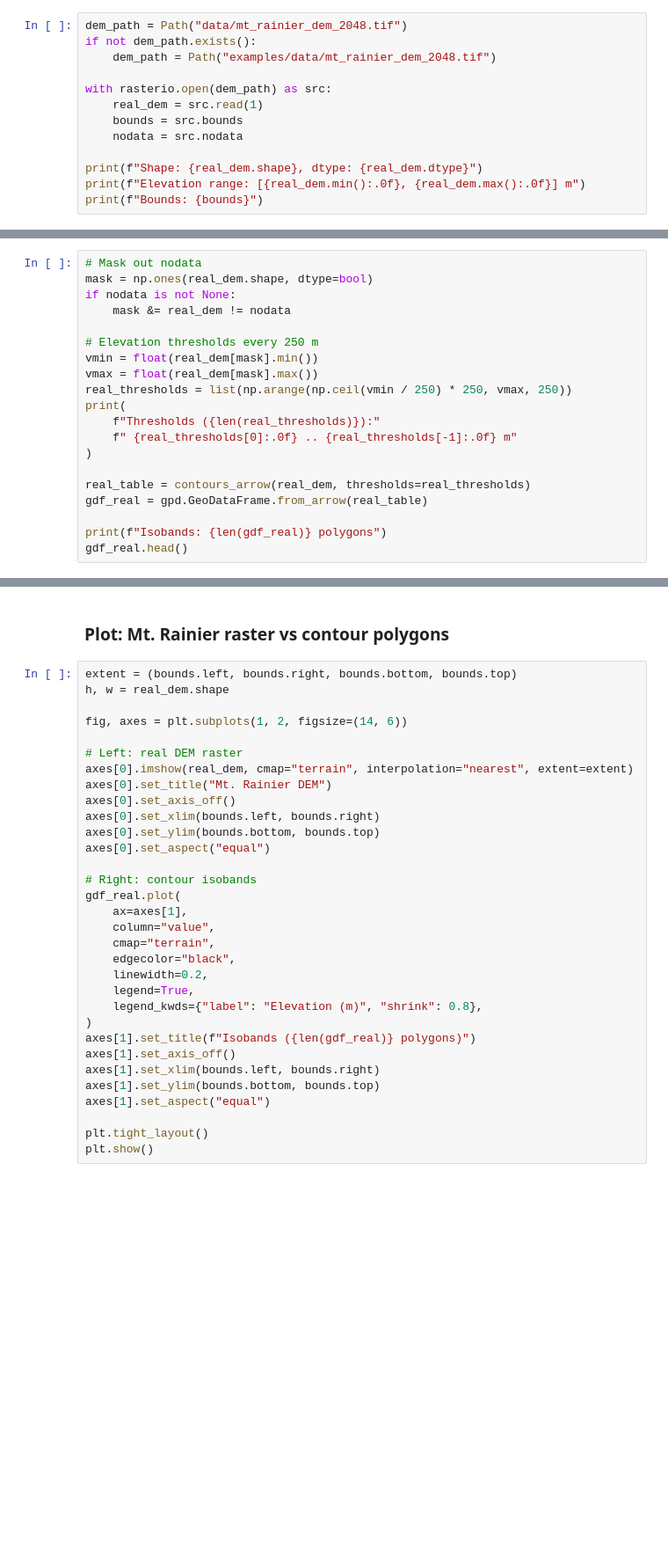
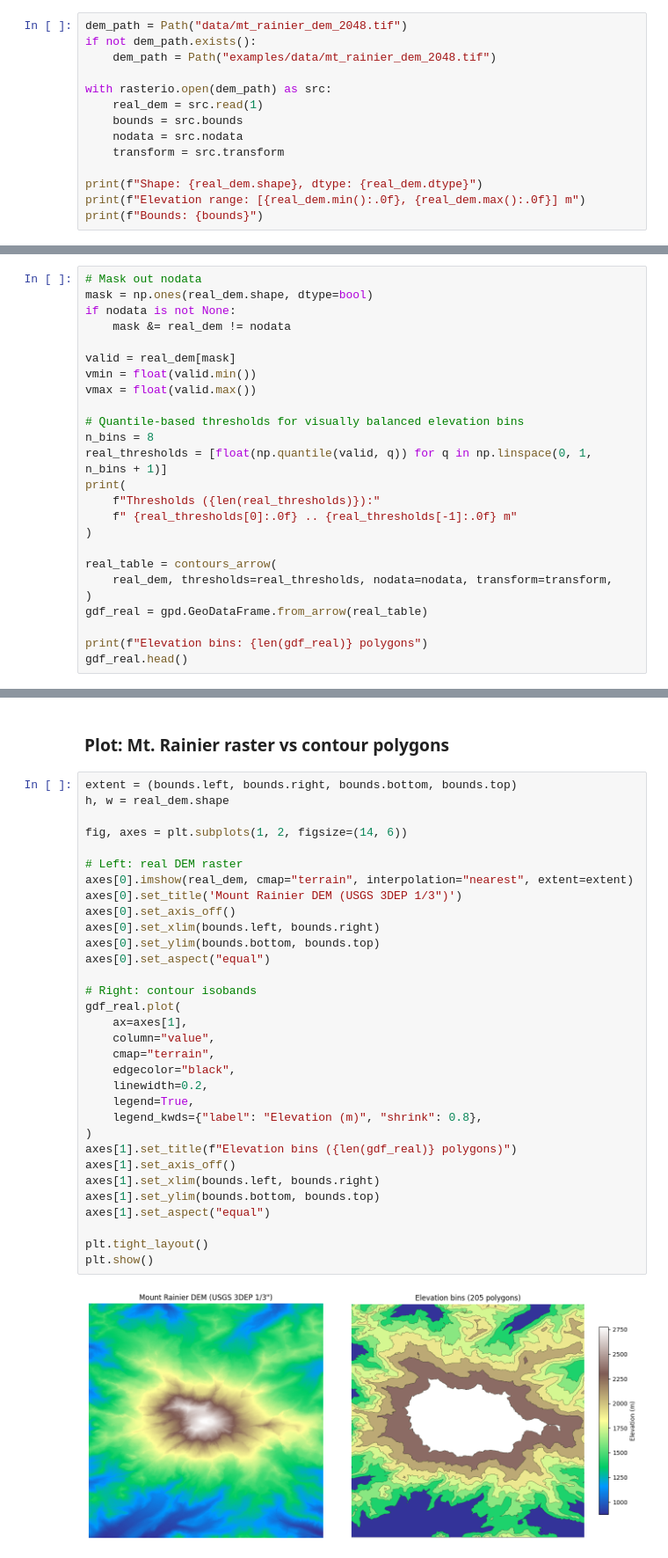
Before and after one commit to isaaccorley/contourrs, a Jupyter notebook: examples/dem_contour.ipynb, the cells around one changed output, grey strips where cells are left out. Shown at 88% size. Saved outputs shown, nothing was run; the diff lists cells and outputs as text; blank space fills up the shorter version.

```diff
--- a/examples/dem_contour.ipynb
+++ b/examples/dem_contour.ipynb
@@ -92,6 +105,7 @@ with rasterio.open(dem_path) as src:
     real_dem = src.read(1)
     bounds = src.bounds
     nodata = src.nodata
+    transform = src.transform
 
 print(f"Shape: {real_dem.shape}, dtype: {real_dem.dtype}")
 print(f"Elevation range: [{real_dem.min():.0f}, {real_dem.max():.0f}] m")
@@ -106,17 +124,22 @@ mask = np.ones(real_dem.shape, dtype=bool)
 if nodata is not None:
     mask &= real_dem != nodata
 
-# Elevation thresholds every 250 m
-vmin = float(real_dem[mask].min())
-vmax = float(real_dem[mask].max())
-real_thresholds = list(np.arange(np.ceil(vmin / 250) * 250, vmax, 250))
+valid = real_dem[mask]
+vmin = float(valid.min())
+vmax = float(valid.max())
+
+# Quantile-based thresholds for visually balanced elevation bins
+n_bins = 8
+real_thresholds = [float(np.quantile(valid, q)) for q in np.linspace(0, 1, n_bins + 1)]
 print(
     f"Thresholds ({len(real_thresholds)}):"
     f" {real_thresholds[0]:.0f} .. {real_thresholds[-1]:.0f} m"
 )
 
-real_table = contours_arrow(real_dem, thresholds=real_thresholds)
+real_table = contours_arrow(
+    real_dem, thresholds=real_thresholds, nodata=nodata, transform=transform,
+)
 gdf_real = gpd.GeoDataFrame.from_arrow(real_table)
 
-print(f"Isobands: {len(gdf_real)} polygons")
+print(f"Elevation bins: {len(gdf_real)} polygons")
 gdf_real.head()
@@ -125,32 +157,34 @@ gdf_real.head()
 # %%
 extent = (bounds.left, bounds.right, bounds.bottom, bounds.top)
 h, w = real_dem.shape
 
 fig, axes = plt.subplots(1, 2, figsize=(14, 6))
 
 # Left: real DEM raster
 axes[0].imshow(real_dem, cmap="terrain", interpolation="nearest", extent=extent)
-axes[0].set_title("Mt. Rainier DEM")
+axes[0].set_title('Mount Rainier DEM (USGS 3DEP 1/3")')
 axes[0].set_axis_off()
 axes[0].set_xlim(bounds.left, bounds.right)
 axes[0].set_ylim(bounds.bottom, bounds.top)
 axes[0].set_aspect("equal")
 
 # Right: contour isobands
 gdf_real.plot(
     ax=axes[1],
     column="value",
     cmap="terrain",
     edgecolor="black",
     linewidth=0.2,
     legend=True,
     legend_kwds={"label": "Elevation (m)", "shrink": 0.8},
 )
-axes[1].set_title(f"Isobands ({len(gdf_real)} polygons)")
+axes[1].set_title(f"Elevation bins ({len(gdf_real)} polygons)")
 axes[1].set_axis_off()
 axes[1].set_xlim(bounds.left, bounds.right)
 axes[1].set_ylim(bounds.bottom, bounds.top)
 axes[1].set_aspect("equal")
 
 plt.tight_layout()
 plt.show()
+# %% [output]
+[figure, added]
```
Also changed, not shown: parts of 5 cells of this notebook, 7 other files.
